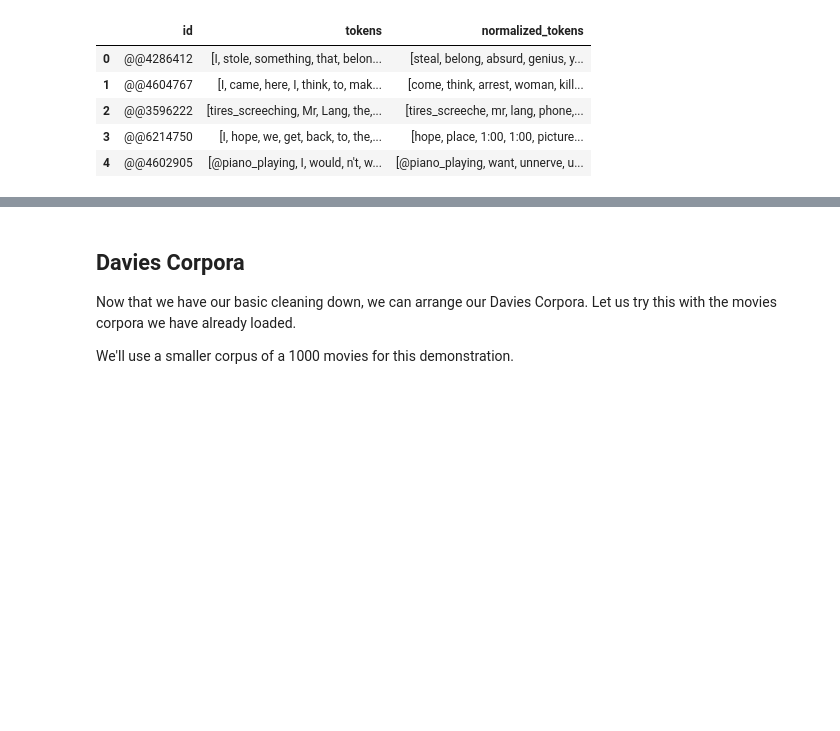
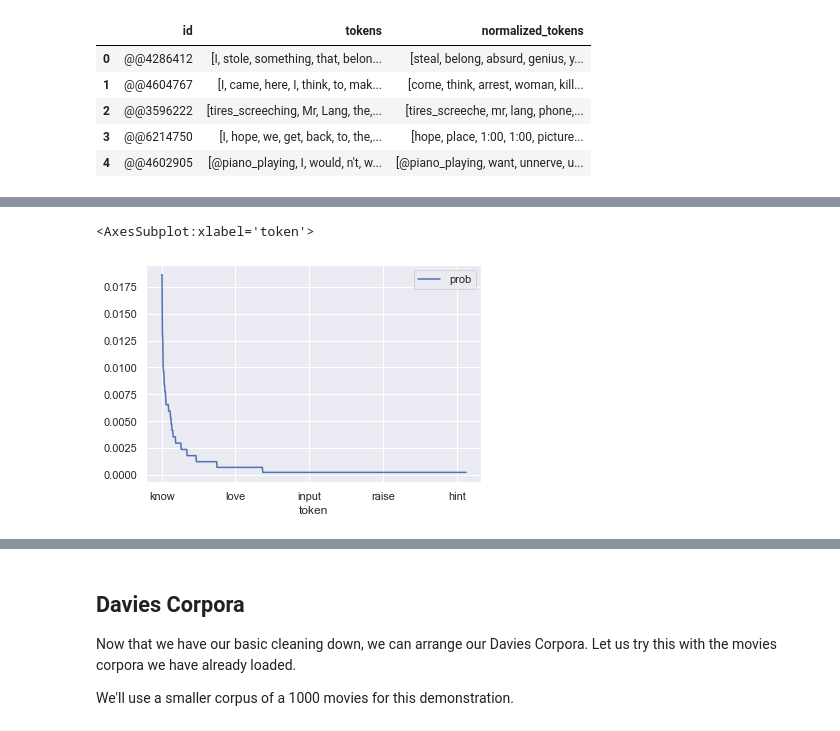
Before and after one commit to ZacharyHinds/HomeworkNotebooks, a Jupyter notebook: week-2/2-Computational-Linguistics.ipynb, the cells around one changed output, grey strips where cells are left out. Drawn from its saved outputs; the diff is of its cells as text; code cells hidden in the pictures; blank space fills up the shorter version.

```diff
--- a/week-2/2-Computational-Linguistics.ipynb
+++ b/week-2/2-Computational-Linguistics.ipynb
@@ -831,0 +822,3 @@ sampled_df
+# %%
+fdist = nltk.FreqDist(sampled_df['normalized_tokens'].sum())
+fdist.most_common(10)
@@ -831,0 +836,16 @@ sampled_df
+# %%
+pdist = nltk.SimpleGoodTuringProbDist(fdist)
+pdist.samples()
+probs = []
+for sample in pdist.samples():
+    probs.append((sample, pdist.prob(sample)))
+
+prob_df = pd.DataFrame(probs, columns = ['token', 'prob'])
+
+prob_df.sort_values(by = 'prob', ascending = False, inplace = True)
+
+#plot prob_df 'token' on x, 'prob' on y
+prob_df.plot(x = 'token', y = 'prob', kind = 'line')
+# %% [output]
+<AxesSubplot:xlabel='token'>
+[figure, added]
```
Also changed, not shown: parts of 63 cells of this notebook.
